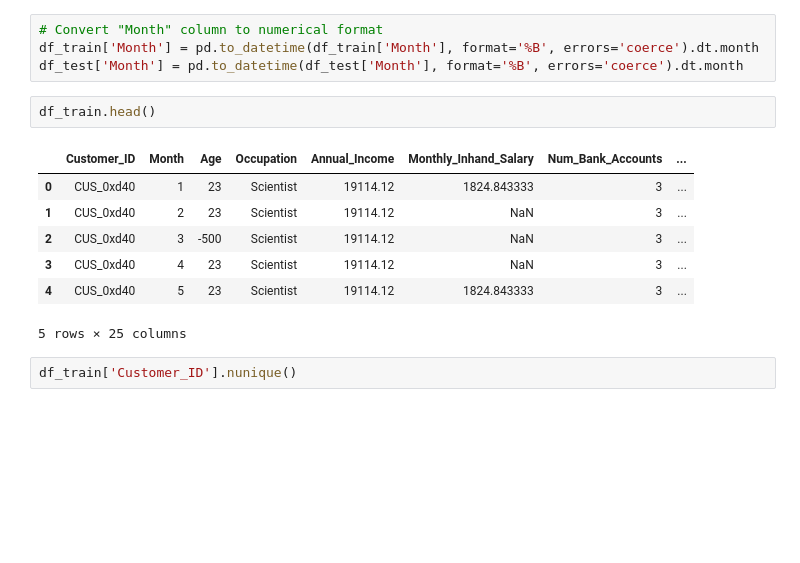
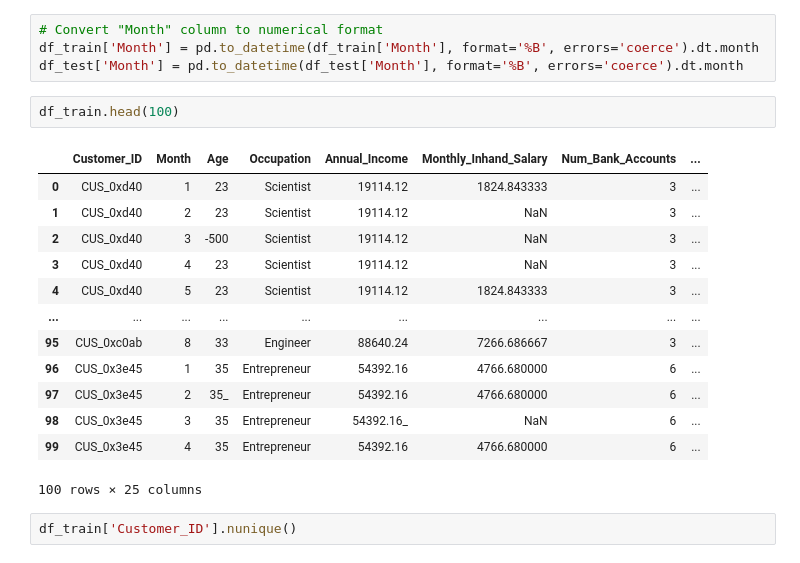
Before and after one commit to zizo155/Credit-Score-Classification, a Jupyter notebook: Credit Score Classification.ipynb, the cells around one changed output. Saved outputs shown, nothing was run; the diff lists cells and outputs as text; blank space fills up the shorter version.

```diff
--- a/Credit Score Classification.ipynb
+++ b/Credit Score Classification.ipynb
@@ -290,15 +290,21 @@ Name: Month, dtype: int64
 df_train['Month'] = pd.to_datetime(df_train['Month'], format='%B', errors='coerce').dt.month
 df_test['Month'] = pd.to_datetime(df_test['Month'], format='%B', errors='coerce').dt.month
 # %%
-df_train.head()
+df_train.head(100)
 # %% [output]
 |  | Customer_ID | Month | Age | Occupation | Annual_Income | Monthly_Inhand_Salary | Num_Bank_Accounts | ... |
 | 0 | CUS_0xd40 | 1 | 23 | Scientist | 19114.12 | 1824.843333 | 3 | ... |
 | 1 | CUS_0xd40 | 2 | 23 | Scientist | 19114.12 | NaN | 3 | ... |
 | 2 | CUS_0xd40 | 3 | -500 | Scientist | 19114.12 | NaN | 3 | ... |
 | 3 | CUS_0xd40 | 4 | 23 | Scientist | 19114.12 | NaN | 3 | ... |
 | 4 | CUS_0xd40 | 5 | 23 | Scientist | 19114.12 | 1824.843333 | 3 | ... |
+| ... | ... | ... | ... | ... | ... | ... | ... | ... |
+| 95 | CUS_0xc0ab | 8 | 33 | Engineer | 88640.24 | 7266.686667 | 3 | ... |
+| 96 | CUS_0x3e45 | 1 | 35 | Entrepreneur | 54392.16 | 4766.680000 | 6 | ... |
+| 97 | CUS_0x3e45 | 2 | 35_ | Entrepreneur | 54392.16 | 4766.680000 | 6 | ... |
+| 98 | CUS_0x3e45 | 3 | 35 | Entrepreneur | 54392.16_ | NaN | 6 | ... |
+| 99 | CUS_0x3e45 | 4 | 35 | Entrepreneur | 54392.16 | 4766.680000 | 6 | ... |
-5 rows × 25 columns
+100 rows × 25 columns
 # %%
 df_train['Customer_ID'].nunique()
 # %% [output]
```
Also changed, not shown: parts of 8 cells of this notebook.
